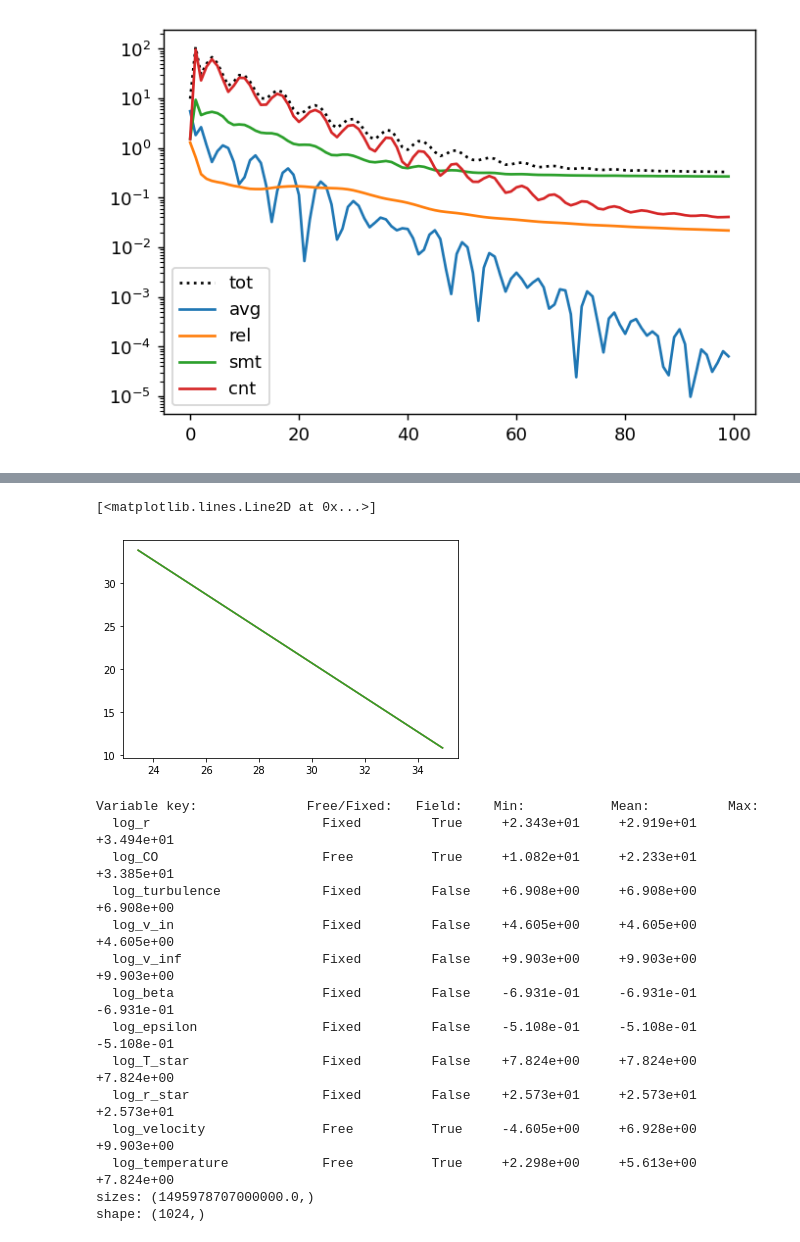
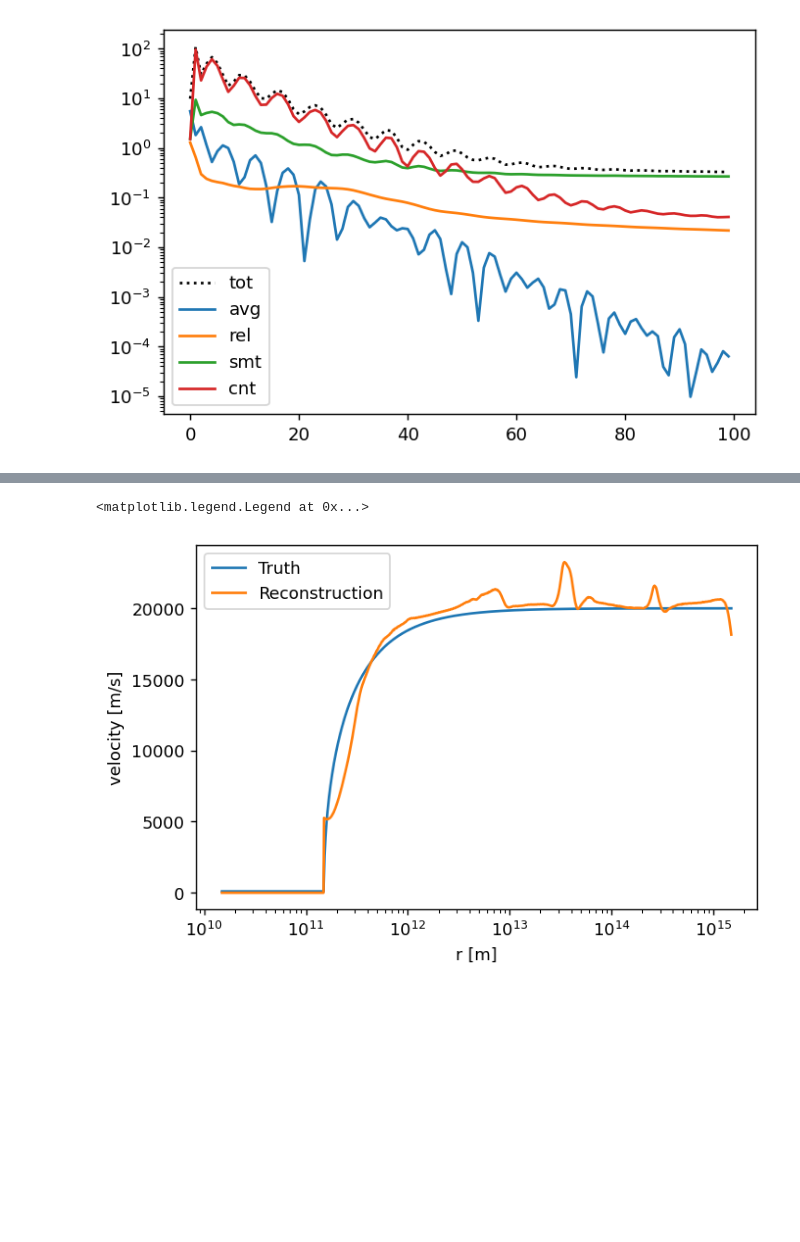
Before and after one commit to Magritte-code/pomme, a Jupyter notebook: docs/src/examples/1D_stellar_wind.ipynb, the cells around one changed output, grey strips where cells are left out. Cells and saved outputs as stored; diff of their text form; code cells hidden in the pictures; blank space fills up the shorter version.

```diff
--- a/docs/src/examples/1D_stellar_wind.ipynb
+++ b/docs/src/examples/1D_stellar_wind.ipynb
@@ -473,2 +458,2 @@ Store the model reconstruction.
 # %%
-smodel_recon.model_1D.save('model_recon.h5')
+smodel_recon.model_1D = TensorModel.load('1D_stellar_wind_recon_100.h5')
@@ -475,35 +484,11 @@ smodel_recon.model_1D.save('model_recon.h5')
 # %%
-plt.plot(
-    smodel_truth.model_1D['log_r' ].data,
-    smodel_truth.model_1D['log_CO'].data,
-    label='Truth'
-)
-plt.plot(
-    smodel_recon.model_1D['log_r' ].data,
-    smodel_recon.model_1D['log_CO'].data,
-    label='Reconstruction'
-)
-plt.plot(
-    smodel_recon.model_1D['log_r' ].data,
-    np.log(n_CO_init),
-)
+plt.figure(dpi=130)
+plt.plot(smodel_truth.rs, smodel_truth.get_velocity(smodel_truth.model_1D).data, label='Truth')
+plt.plot(smodel_recon.rs, smodel_recon.get_velocity(smodel_recon.model_1D).data, label='Reconstruction')
+plt.xscale('log')
+plt.xlabel('r [m]')
+plt.ylabel('velocity [m/s]')
+plt.legend()
 # %% [output]
-[<matplotlib.lines.Line2D at 0x...>]
+<matplotlib.legend.Legend at 0x...>
-[figure, old version]
+[figure, new version]
-# %%
-smodel_truth.model_1D.info()
-# %% [output]
-Variable key:              Free/Fixed:   Field:    Min:           Mean:          Max:
-  log_r                      Fixed         True     +2.343e+01     +2.919e+01     +3.494e+01
-  log_CO                     Free          True     +1.082e+01     +2.233e+01     +3.385e+01
-  log_turbulence             Fixed         False    +6.908e+00     +6.908e+00     +6.908e+00
-  log_v_in                   Fixed         False    +4.605e+00     +4.605e+00     +4.605e+00
-  log_v_inf                  Fixed         False    +9.903e+00     +9.903e+00     +9.903e+00
-  log_beta                   Fixed         False    -6.931e-01     -6.931e-01     -6.931e-01
-  log_epsilon                Fixed         False    -5.108e-01     -5.108e-01     -5.108e-01
-  log_T_star                 Fixed         False    +7.824e+00     +7.824e+00     +7.824e+00
-  log_r_star                 Fixed         False    +2.573e+01     +2.573e+01     +2.573e+01
-  log_velocity               Free          True     -4.605e+00     +6.928e+00     +9.903e+00
-  log_temperature            Free          True     +2.298e+00     +5.613e+00     +7.824e+00
-sizes: (1495978707000000.0,)
-shape: (1024,)
```
Also changed, not shown: parts of 6 cells of this notebook, 5 other files.
